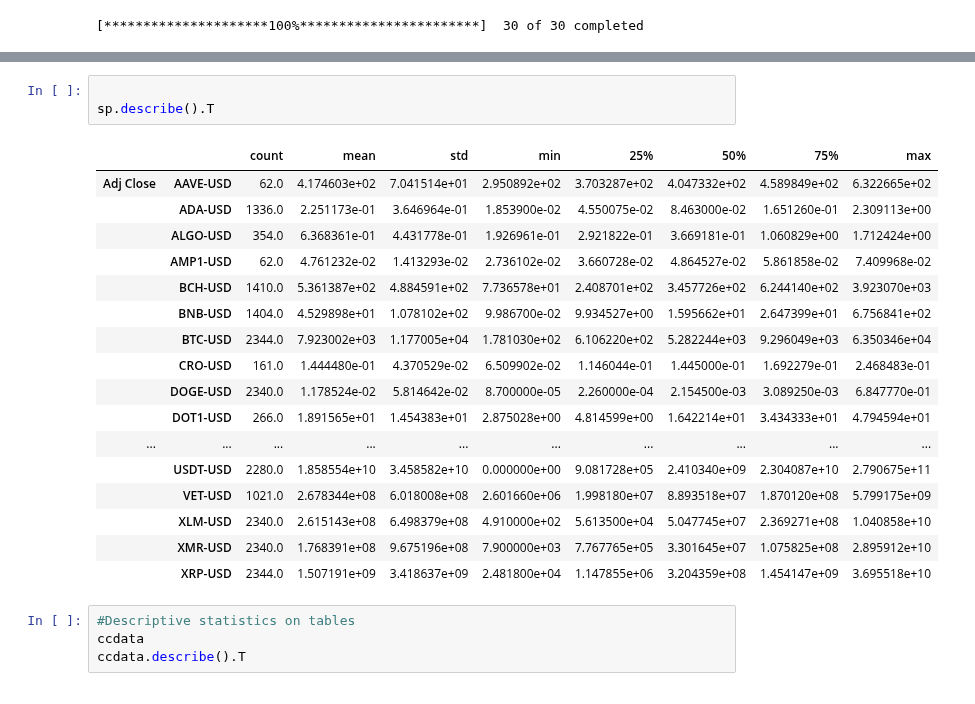
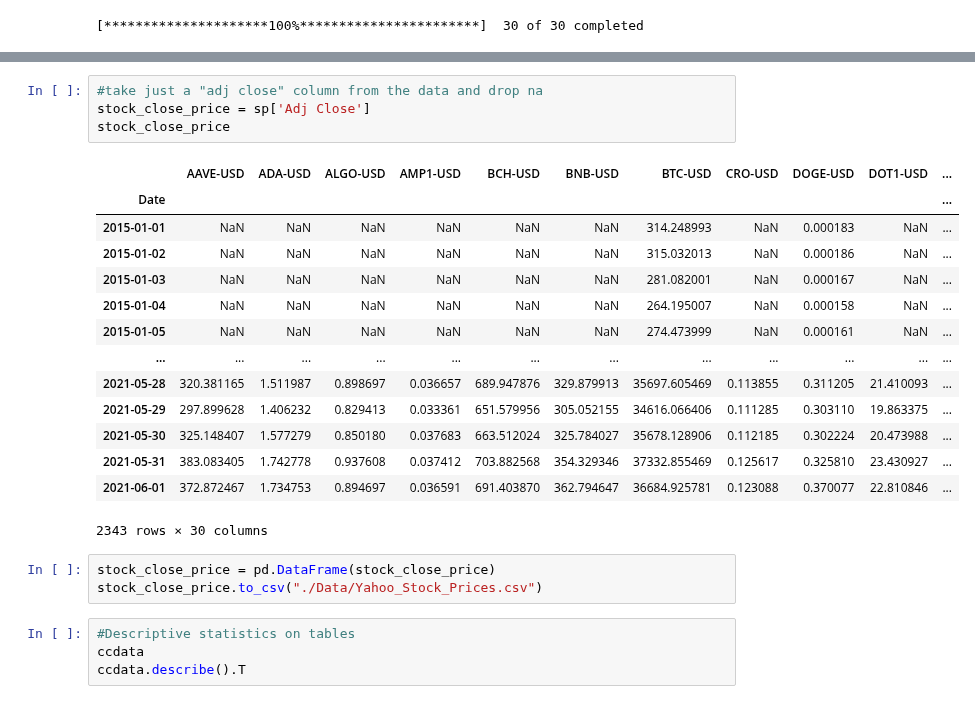
Before and after one commit to kenneykwan/Springboard, a Jupyter notebook: Capstone2-CCI30Index/Capstone2 -CCI30Index Data Wrangling.ipynb, the cells around one changed output, grey strips where cells are left out. Cells and saved outputs as stored; diff of their text form.

Commit message:
Created Yahoo_Stock_Prices.csv

```diff
--- a/Capstone2-CCI30Index/Capstone2 -CCI30Index Data Wrangling.ipynb
+++ b/Capstone2-CCI30Index/Capstone2 -CCI30Index Data Wrangling.ipynb
@@ -294,25 +153,26 @@ dtypes: float64(177), int64(3)
 memory usage: 3.2 MB
-# %%
-
-sp.describe().T
-# %% [output]
-|  |  | count | mean | std | min | 25% | 50% | 75% | max |
-| Adj Close | AAVE-USD | 62.0 | 4.174603e+02 | 7.041514e+01 | 2.950892e+02 | 3.703287e+02 | 4.047332e+02 | 4.589849e+02 | 6.322665e+02 |
-|  | ADA-USD | 1336.0 | 2.251173e-01 | 3.646964e-01 | 1.853900e-02 | 4.550075e-02 | 8.463000e-02 | 1.651260e-01 | 2.309113e+00 |
-|  | ALGO-USD | 354.0 | 6.368361e-01 | 4.431778e-01 | 1.926961e-01 | 2.921822e-01 | 3.669181e-01 | 1.060829e+00 | 1.712424e+00 |
-|  | AMP1-USD | 62.0 | 4.761232e-02 | 1.413293e-02 | 2.736102e-02 | 3.660728e-02 | 4.864527e-02 | 5.861858e-02 | 7.409968e-02 |
-|  | BCH-USD | 1410.0 | 5.361387e+02 | 4.884591e+02 | 7.736578e+01 | 2.408701e+02 | 3.457726e+02 | 6.244140e+02 | 3.923070e+03 |
-|  | BNB-USD | 1404.0 | 4.529898e+01 | 1.078102e+02 | 9.986700e-02 | 9.934527e+00 | 1.595662e+01 | 2.647399e+01 | 6.756841e+02 |
-|  | BTC-USD | 2344.0 | 7.923002e+03 | 1.177005e+04 | 1.781030e+02 | 6.106220e+02 | 5.282244e+03 | 9.296049e+03 | 6.350346e+04 |
-|  | CRO-USD | 161.0 | 1.444480e-01 | 4.370529e-02 | 6.509902e-02 | 1.146044e-01 | 1.445000e-01 | 1.692279e-01 | 2.468483e-01 |
-|  | DOGE-USD | 2340.0 | 1.178524e-02 | 5.814642e-02 | 8.700000e-05 | 2.260000e-04 | 2.154500e-03 | 3.089250e-03 | 6.847770e-01 |
-|  | DOT1-USD | 266.0 | 1.891565e+01 | 1.454383e+01 | 2.875028e+00 | 4.814599e+00 | 1.642214e+01 | 3.434333e+01 | 4.794594e+01 |
-| ... | ... | ... | ... | ... | ... | ... | ... | ... | ... |
-|  | USDT-USD | 2280.0 | 1.858554e+10 | 3.458582e+10 | 0.000000e+00 | 9.081728e+05 | 2.410340e+09 | 2.304087e+10 | 2.790675e+11 |
-|  | VET-USD | 1021.0 | 2.678344e+08 | 6.018008e+08 | 2.601660e+06 | 1.998180e+07 | 8.893518e+07 | 1.870120e+08 | 5.799175e+09 |
-|  | XLM-USD | 2340.0 | 2.615143e+08 | 6.498379e+08 | 4.910000e+02 | 5.613500e+04 | 5.047745e+07 | 2.369271e+08 | 1.040858e+10 |
-|  | XMR-USD | 2340.0 | 1.768391e+08 | 9.675196e+08 | 7.900000e+03 | 7.767765e+05 | 3.301645e+07 | 1.075825e+08 | 2.895912e+10 |
-|  | XRP-USD | 2344.0 | 1.507191e+09 | 3.418637e+09 | 2.481800e+04 | 1.147855e+06 | 3.204359e+08 | 1.454147e+09 | 3.695518e+10 |
+# %%
+#take just a "adj close" column from the data and drop na
+stock_close_price = sp['Adj Close']
+stock_close_price
+# %% [output]
+|  | AAVE-USD | ADA-USD | ALGO-USD | AMP1-USD | BCH-USD | BNB-USD | BTC-USD | CRO-USD | DOGE-USD | DOT1-USD | ... |
+| Date |  |  |  |  |  |  |  |  |  |  | ... |
+| 2015-01-01 | NaN | NaN | NaN | NaN | NaN | NaN | 314.248993 | NaN | 0.000183 | NaN | ... |
+| 2015-01-02 | NaN | NaN | NaN | NaN | NaN | NaN | 315.032013 | NaN | 0.000186 | NaN | ... |
+| 2015-01-03 | NaN | NaN | NaN | NaN | NaN | NaN | 281.082001 | NaN | 0.000167 | NaN | ... |
+| 2015-01-04 | NaN | NaN | NaN | NaN | NaN | NaN | 264.195007 | NaN | 0.000158 | NaN | ... |
+| 2015-01-05 | NaN | NaN | NaN | NaN | NaN | NaN | 274.473999 | NaN | 0.000161 | NaN | ... |
+| ... | ... | ... | ... | ... | ... | ... | ... | ... | ... | ... | ... |
+| 2021-05-28 | 320.381165 | 1.511987 | 0.898697 | 0.036657 | 689.947876 | 329.879913 | 35697.605469 | 0.113855 | 0.311205 | 21.410093 | ... |
+| 2021-05-29 | 297.899628 | 1.406232 | 0.829413 | 0.033361 | 651.579956 | 305.052155 | 34616.066406 | 0.111285 | 0.303110 | 19.863375 | ... |
+| 2021-05-30 | 325.148407 | 1.577279 | 0.850180 | 0.037683 | 663.512024 | 325.784027 | 35678.128906 | 0.112185 | 0.302224 | 20.473988 | ... |
+| 2021-05-31 | 383.083405 | 1.742778 | 0.937608 | 0.037412 | 703.882568 | 354.329346 | 37332.855469 | 0.125617 | 0.325810 | 23.430927 | ... |
+| 2021-06-01 | 372.872467 | 1.734753 | 0.894697 | 0.036591 | 691.403870 | 362.794647 | 36684.925781 | 0.123088 | 0.370077 | 22.810846 | ... |
+2343 rows × 30 columns
+# %%
+stock_close_price = pd.DataFrame(stock_close_price)
+stock_close_price.to_csv("./Data/Yahoo_Stock_Prices.csv")
 # %%
 #Descriptive statistics on tables
 ccdata
```
Also changed, not shown: parts of 20 cells of this notebook, 1 other file.
